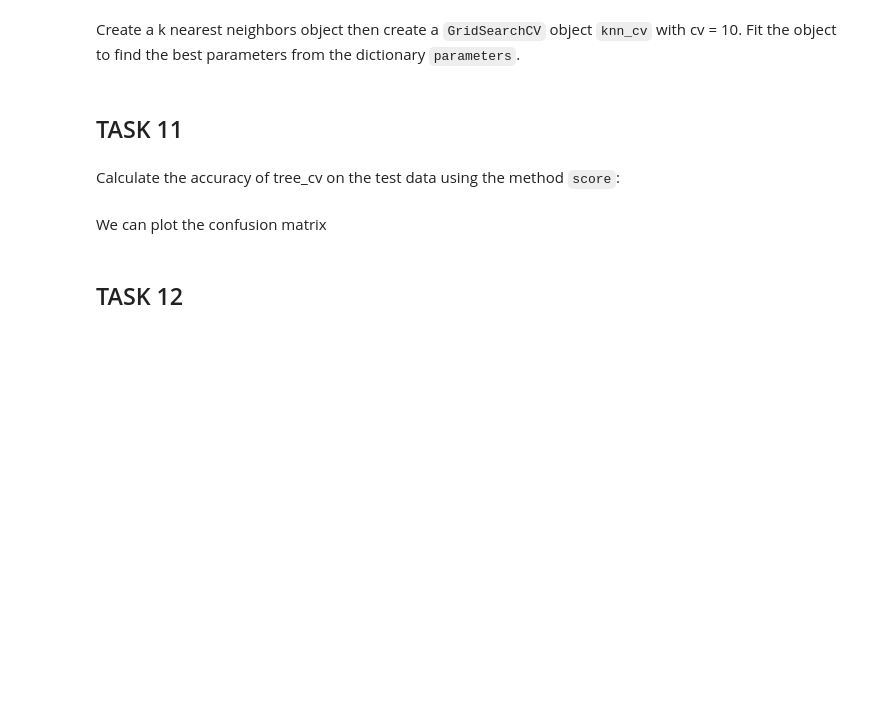
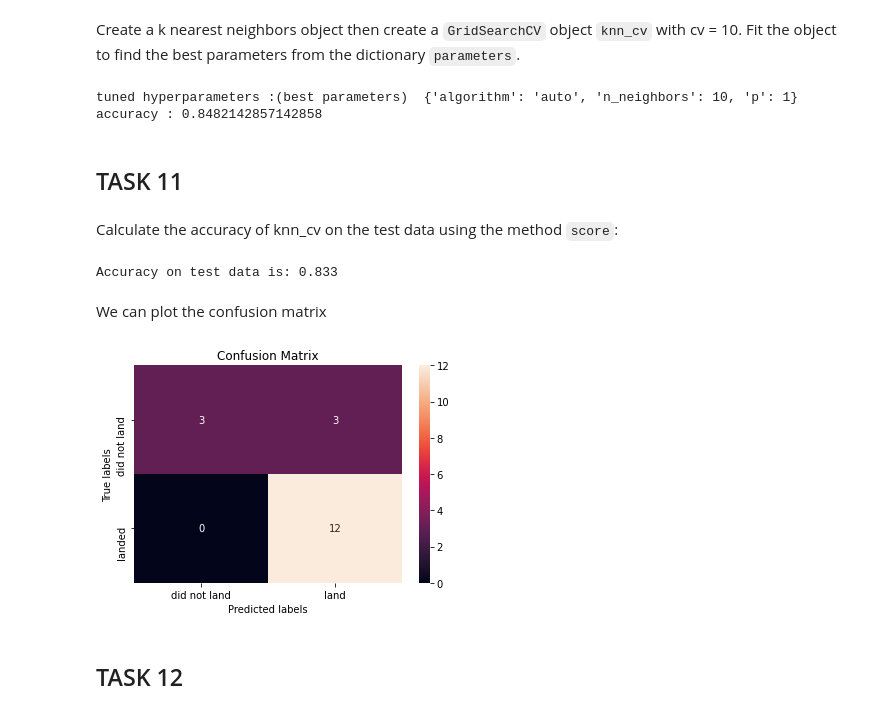
Before and after one commit to chuksoo/IBM-Data-Science-Capstone-SpaceX, a Jupyter notebook: Machine Learning Prediction.ipynb, the cells around one changed output. Cells and saved outputs as stored; diff of their text form; code cells hidden in the pictures; blank space fills up the shorter version.

```diff
--- a/Machine Learning Prediction.ipynb
+++ b/Machine Learning Prediction.ipynb
@@ -195,23 +298,44 @@ plot_confusion_matrix(Y_test,yhat)
 # %% [markdown]
 Create a k nearest neighbors object then  create a  <code>GridSearchCV</code> object  <code>knn_cv</code> with cv = 10.  Fit the object to find the best parameters from the dictionary <code>parameters</code>.
 # %%
-parameters = {'n_neighbors': [1, 2, 3, 4, 5, 6, 7, 8, 9, 10],
+# define hyperparameters to tune
+parameters_knn = {'n_neighbors': [1, 2, 3, 4, 5, 6, 7, 8, 9, 10],
               'algorithm': ['auto', 'ball_tree', 'kd_tree', 'brute'],
               'p': [1,2]}
 
-KNN = KNeighborsClassifier()
+# define the model
+knn = KNeighborsClassifier()
+
+# define the grid search object
+grid_search_knn = GridSearchCV(
+    estimator = knn,
+    param_grid = parameters_knn,
+    scoring = 'accuracy',
+    cv = 10
+)
+# execute search
+knn_cv = grid_search_knn.fit(X_train, Y_train)
 # %%
-print("tuned hpyerparameters :(best parameters) ",knn_cv.best_params_)
+print("tuned hyperparameters :(best parameters) ",knn_cv.best_params_)
 print("accuracy :",knn_cv.best_score_)
+# %% [output]
+tuned hyperparameters :(best parameters)  {'algorithm': 'auto', 'n_neighbors': 10, 'p': 1}
+accuracy : 0.8482142857142858
 # %% [markdown]
 ## TASK  11
 # %% [markdown]
-Calculate the accuracy of tree_cv on the test data using the method <code>score</code>:
+Calculate the accuracy of knn_cv on the test data using the method <code>score</code>:
+# %%
+print('Accuracy on test data is: {:.3f}'.format(knn_cv.score(X_test, Y_test)))
+# %% [output]
+Accuracy on test data is: 0.833
 # %% [markdown]
 We can plot the confusion matrix
 # %%
-yhat = knn_cv.predict(X_test)
-plot_confusion_matrix(Y_test,yhat)
+yhat_knn = knn_cv.predict(X_test)
+plot_confusion_matrix(Y_test, yhat_knn)
+# %% [output]
+[figure, added]
 # %% [markdown]
 ## TASK  12
 # %% [markdown]
```
Also changed, not shown: parts of 22 cells of this notebook.
